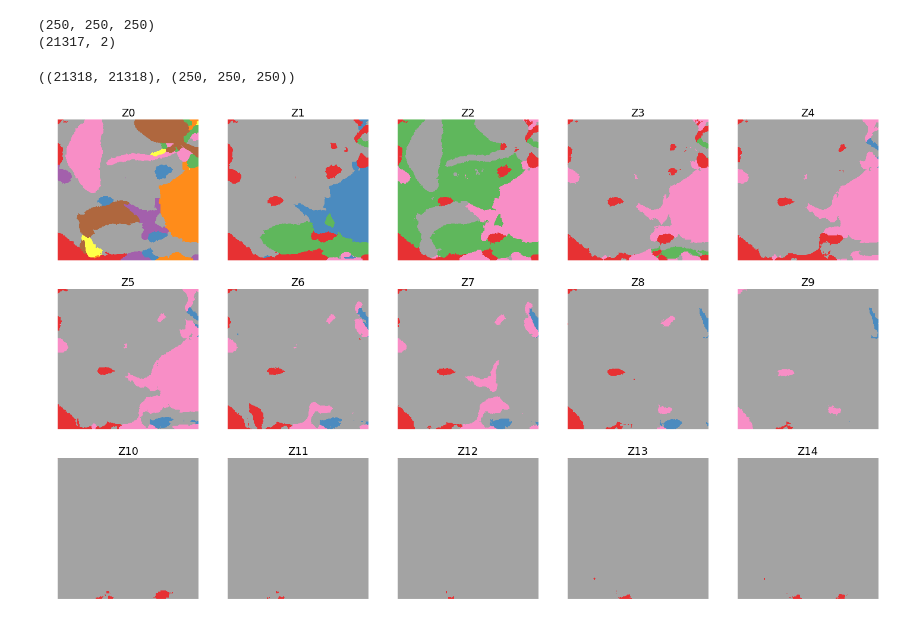
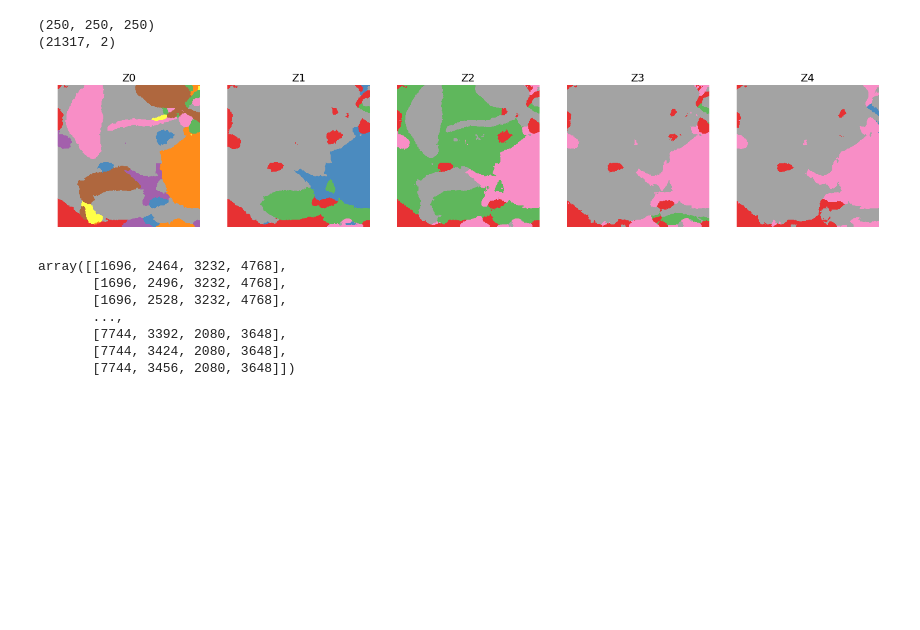
Before and after one commit to haeinkim/fira-capstone-project, a Jupyter notebook: EDA.ipynb, the cells around one changed output. Drawn from its saved outputs; the diff is of its cells as text; code cells hidden in the pictures; blank space fills up the shorter version.

```diff
--- a/EDA.ipynb
+++ b/EDA.ipynb
@@ -55,23 +55,32 @@ print(h5['transforms'].shape) # What?
 (21317, 2)
 # %%
 transforms = h5['transforms'].value
-gt = h5['stack'].value
+gt = h5['stack'].value.T
-# %%
-affine = from_matvec(np.diag(transforms[:,0]), transforms[:,1])
-affine.shape, gt.shape
-# %% [output]
-((21318, 21318), (250, 250, 250))
 # %%
 # Plotting several images from the array
 plt.figure(figsize=(20, 12))
 
-for i in range(15):
-    plt.subplot(3, 5, i+1)
+for i in range(5):
+    plt.subplot(1, 5, i+1)
     plt.imshow(gt[:, :, i], cmap=plt.cm.get_cmap('Set1'), alpha=0.9)
     plt.axis('off')
     plt.title('Z{}'.format(i), fontsize=18)
 
 plt.tight_layout()
 plt.show()
 # %% [output]
-[figure, old version]
+[figure, new version]
+# %%
+with open('D:/FlyEM/roi.JSON', 'r') as f:
+    data = json.load(f)
+
+roi = np.array(data)
+roi * 32
+# %% [output]
+array([[1696, 2464, 3232, 4768],
+       [1696, 2496, 3232, 4768],
+       [1696, 2528, 3232, 4768],
+       ...,
+       [7744, 3392, 2080, 3648],
+       [7744, 3424, 2080, 3648],
+       [7744, 3456, 2080, 3648]])
```
Also changed, not shown: parts of 1 cell of this notebook.
